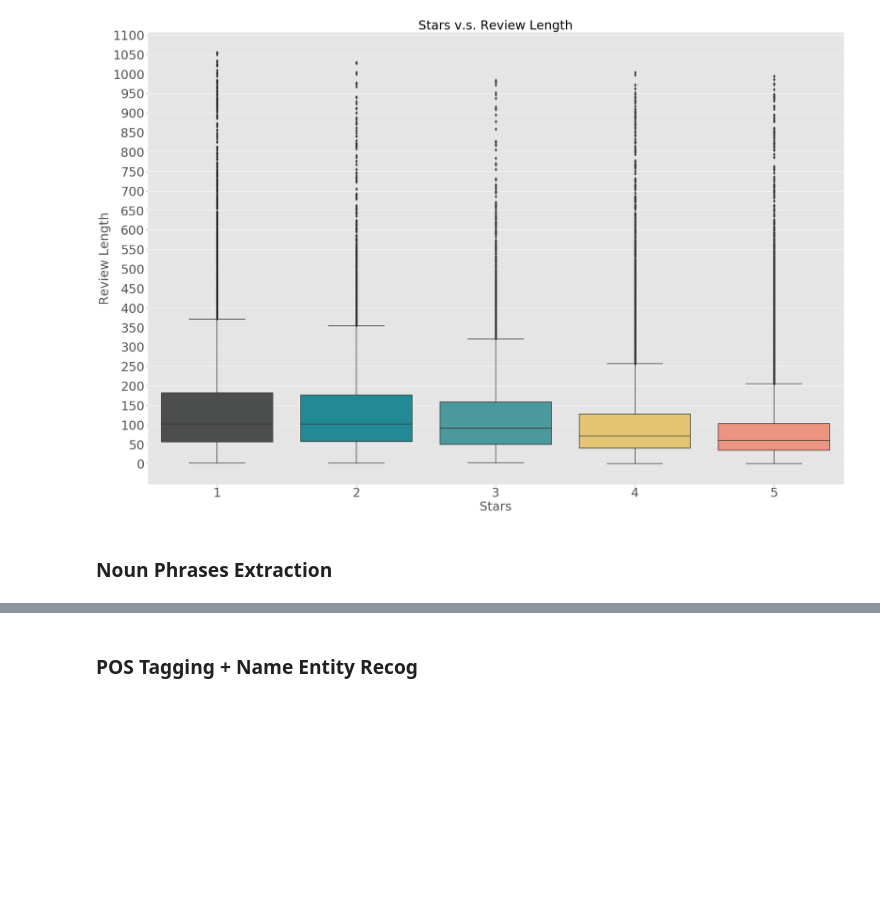
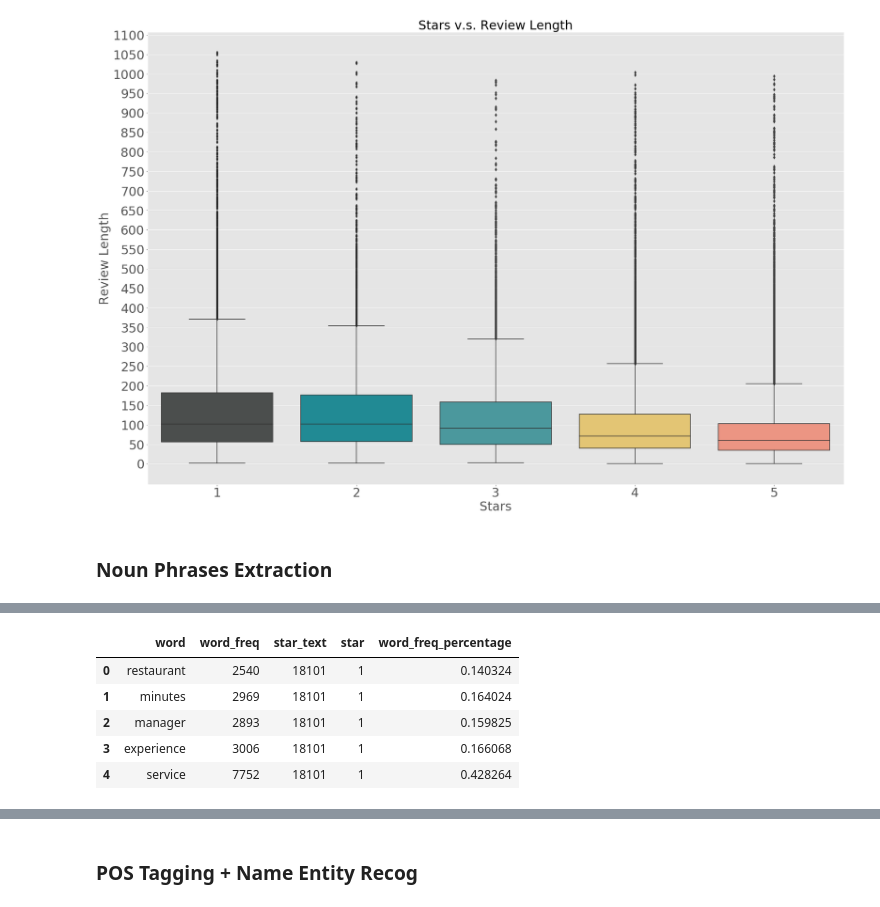
Before and after one commit to songyang0716/NLP, a Jupyter notebook: spaCy_tutorial/spacy_tutorial.ipynb, the cells around one changed output, grey strips where cells are left out. Cells and saved outputs as stored; diff of their text form; code cells hidden in the pictures; blank space fills up the shorter version.

```diff
--- a/spaCy_tutorial/spacy_tutorial.ipynb
+++ b/spaCy_tutorial/spacy_tutorial.ipynb
@@ -133,0 +138,9 @@ top_words = \
+# %%
+top_noun_phrase_df.head(5)
+# %% [output]
+|  | word | word_freq | star_text | star | word_freq_percentage |
+| 0 | restaurant | 2540 | 18101 | 1 | 0.140324 |
+| 1 | minutes | 2969 | 18101 | 1 | 0.164024 |
+| 2 | manager | 2893 | 18101 | 1 | 0.159825 |
+| 3 | experience | 3006 | 18101 | 1 | 0.166068 |
+| 4 | service | 7752 | 18101 | 1 | 0.428264 |
```
Also changed, not shown: parts of 10 cells of this notebook.
